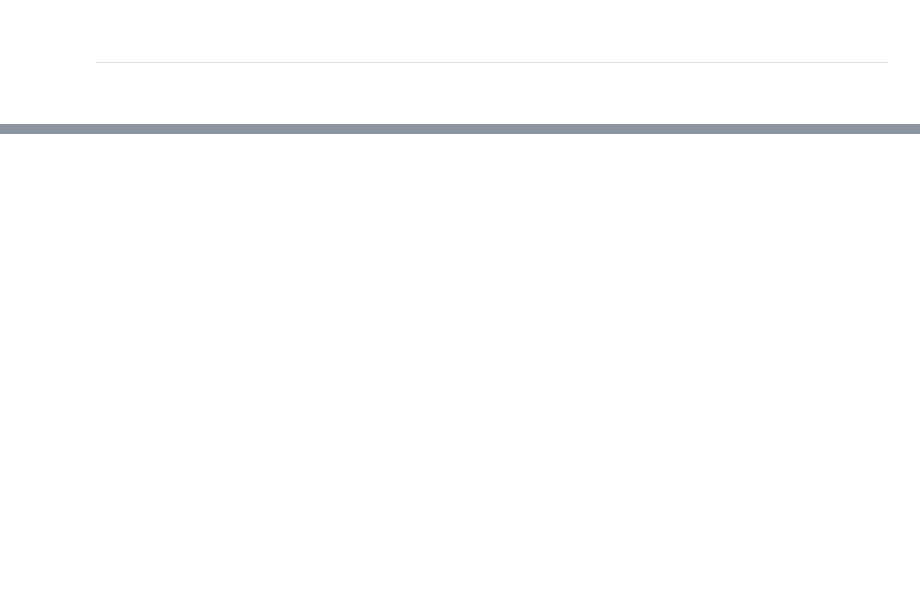
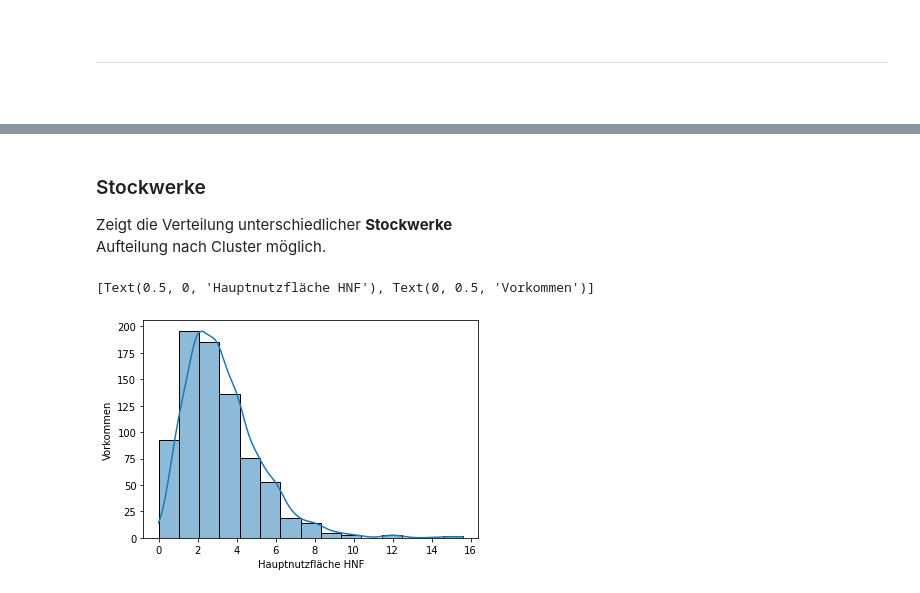
Before and after one commit to FHNW-RW/ip5-metriken-bauwesen, a Jupyter notebook: src/dataset.ipynb, the cells around one changed output, grey strips where cells are left out. Drawn from its saved outputs; the diff is of its cells as text; code cells hidden in the pictures; blank space fills up the shorter version.

```diff
--- a/src/dataset.ipynb
+++ b/src/dataset.ipynb
@@ -91,0 +158,18 @@ gf.legend.set_title('Bau Typ')
+# %% [markdown]
+### Stockwerke
+Zeigt die Verteilung unterschiedlicher **Stockwerke**<br>
+Aufteilung nach Cluster möglich.
+<br>
+# %%
+gf = sns.histplot(
+    data=df,
+    x=im.FIELD_NUM_FLOORS_OVERGROUND,
+    # hue=im.FIELD_USAGE_CLUSTER,
+    bins=15,
+    kde='true'
+)
+
+gf.set(xlabel='Hauptnutzfläche HNF', ylabel='Vorkommen')
+# %% [output]
+[Text(0.5, 0, 'Hauptnutzfläche HNF'), Text(0, 0.5, 'Vorkommen')]
+[figure, added]
```
Also changed, not shown: parts of 14 cells of this notebook, 1 other file.
